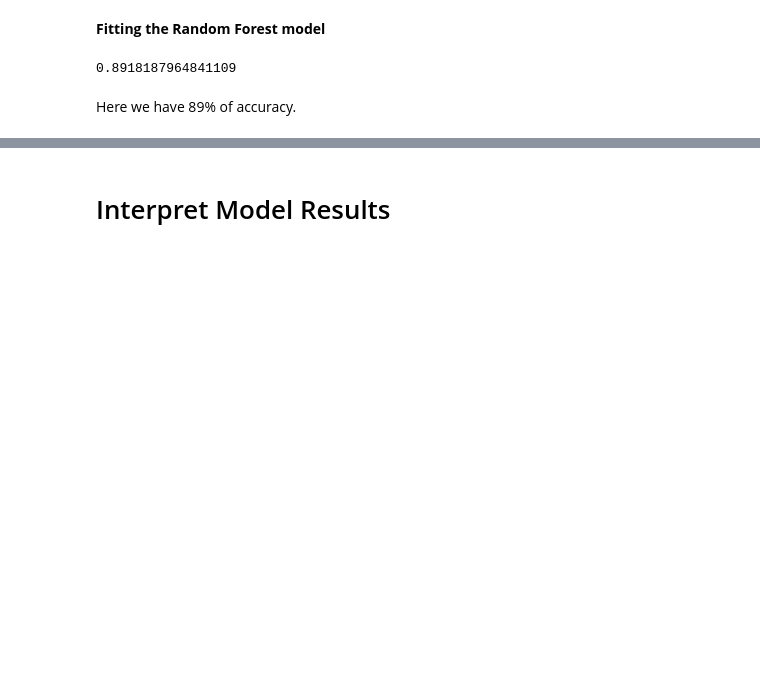
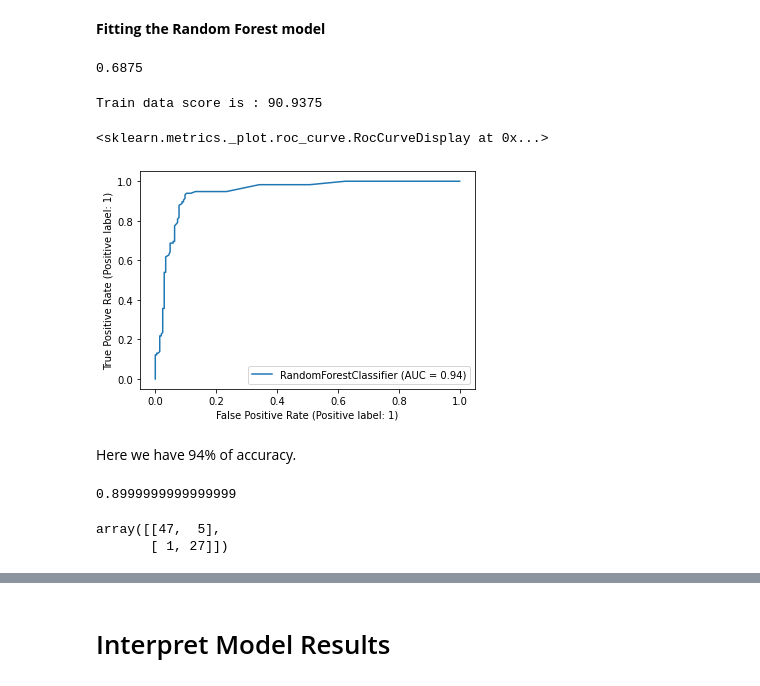
Before and after one commit to karanpk02/TASK_7, a Jupyter notebook: Assignment16Random_Forest_.ipynb, the cells around one changed output, grey strips where cells are left out. Saved outputs shown, nothing was run; the diff lists cells and outputs as text; code cells hidden in the pictures; blank space fills up the shorter version.

```diff
--- a/Assignment16Random_Forest_.ipynb
+++ b/Assignment16Random_Forest_.ipynb
@@ -204,10 +204,10 @@ from sklearn.ensemble import RandomForestClassifier
 from sklearn.metrics import r2_score
 
 # Instantiate model
-rf = RandomForestClassifier(n_estimators= 20, max_depth = 2, max_features='sqrt')
+rf = RandomForestClassifier(max_depth=2,n_estimators=20,random_state=10)
 
 # Train the model on training data
-rf.fit(X_train_scaled, y_train);
+rf.fit(X_train_scaled, y_train)
 
 # Use the forest's predict method on the test data
 y_pred = rf.predict(X_test_scaled)
@@ -225,4 +225,9 @@ y_pred = rf.predict(X_test_scaled)
 #r2_score(baseline_preds, original_test_labels)
 r2_score(y_pred, y_test)
 # %% [output]
-0.8918187964841109
+0.6875
+# %%
+training_score = rf.score(X_train_scaled,y_train)*100
+print("Train data score is :",training_score)
+# %% [output]
+Train data score is : 90.9375
@@ -229,2 +236,21 @@ r2_score(y_pred, y_test)
+# %%
+RocCurveDisplay.from_estimator(rf,X_train_scaled,y_train)
+# %% [output]
+<sklearn.metrics._plot.roc_curve.RocCurveDisplay at 0x...>
+[figure, added]
 # %% [markdown]
-Here we have 89% of accuracy.
+Here we have 94% of accuracy.
+# %%
+from sklearn.metrics import plot_roc_curve, roc_curve, roc_auc_score, confusion_matrix, f1_score
+#logistic_regression.score(X_test,y_test) # accuracy
+#confusion_matrix(y_test,y_pred)
+f1_score(y_test,y_pred)
+#logistic_regression.score(X_test,y_test)
+# rf.roc_auc_score(y_test, y_pred)
+# %% [output]
+0.8999999999999999
+# %%
+confusion_matrix(y_test,y_pred)
+# %% [output]
+array([[47,  5],
+       [ 1, 27]])
```
Also changed, not shown: parts of 4 cells of this notebook.
